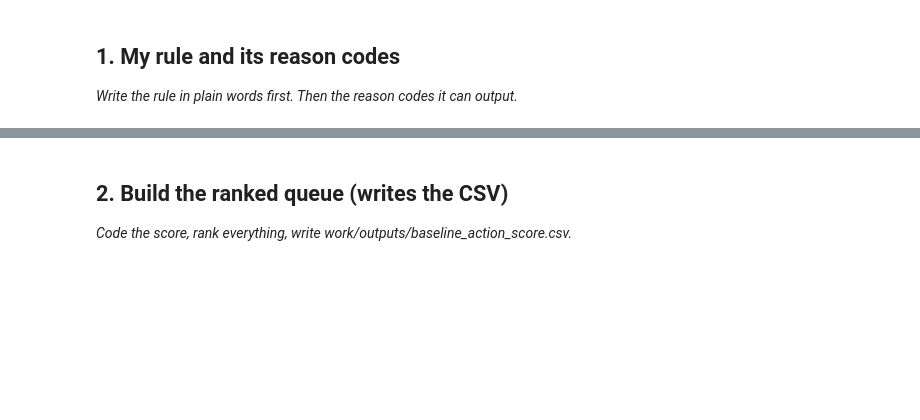
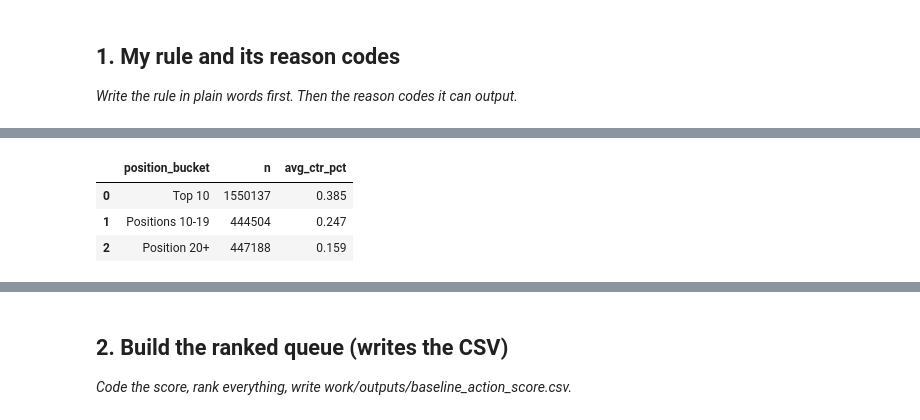
Before and after one commit to TEJAS7356/flyrank-ml-internship, a Jupyter notebook: work/notebooks/w04_baseline_score.ipynb, the cells around one changed output, grey strips where cells are left out. Saved outputs shown, nothing was run; the diff lists cells and outputs as text; code cells hidden in the pictures; blank space fills up the shorter version.

```diff
--- a/work/notebooks/w04_baseline_score.ipynb
+++ b/work/notebooks/w04_baseline_score.ipynb
@@ -15,0 +83,33 @@ This skeleton is yours to fill. Work the sections **in order** — each one has
+# %%
+# Signal 2: CTR versus average search position
+signal2 = con.sql(f"""
+    SELECT
+        CASE
+            WHEN gsc_avg_position < 10 THEN 'Top 10'
+            WHEN gsc_avg_position < 20 THEN 'Positions 10-19'
+            ELSE 'Position 20+'
+        END AS position_bucket,
+        COUNT(*) AS n,
+        ROUND(AVG(
+            100.0 * gsc_clicks / NULLIF(gsc_impressions, 0)
+        ), 3) AS avg_ctr_pct
+    FROM {FEB}
+    WHERE gsc_data_available IS TRUE
+      AND gsc_impressions > 0
+      AND gsc_avg_position > 0
+    GROUP BY position_bucket
+    ORDER BY MIN(
+        CASE
+            WHEN gsc_avg_position < 10 THEN 1
+            WHEN gsc_avg_position < 20 THEN 2
+            ELSE 3
+        END
+    )
+""").df()
+
+display(signal2)
+# %% [output]
+|  | position_bucket | n | avg_ctr_pct |
+| 0 | Top 10 | 1550137 | 0.385 |
+| 1 | Positions 10-19 | 444504 | 0.247 |
+| 2 | Position 20+ | 447188 | 0.159 |
```
Also changed, not shown: parts of 10 cells of this notebook.
